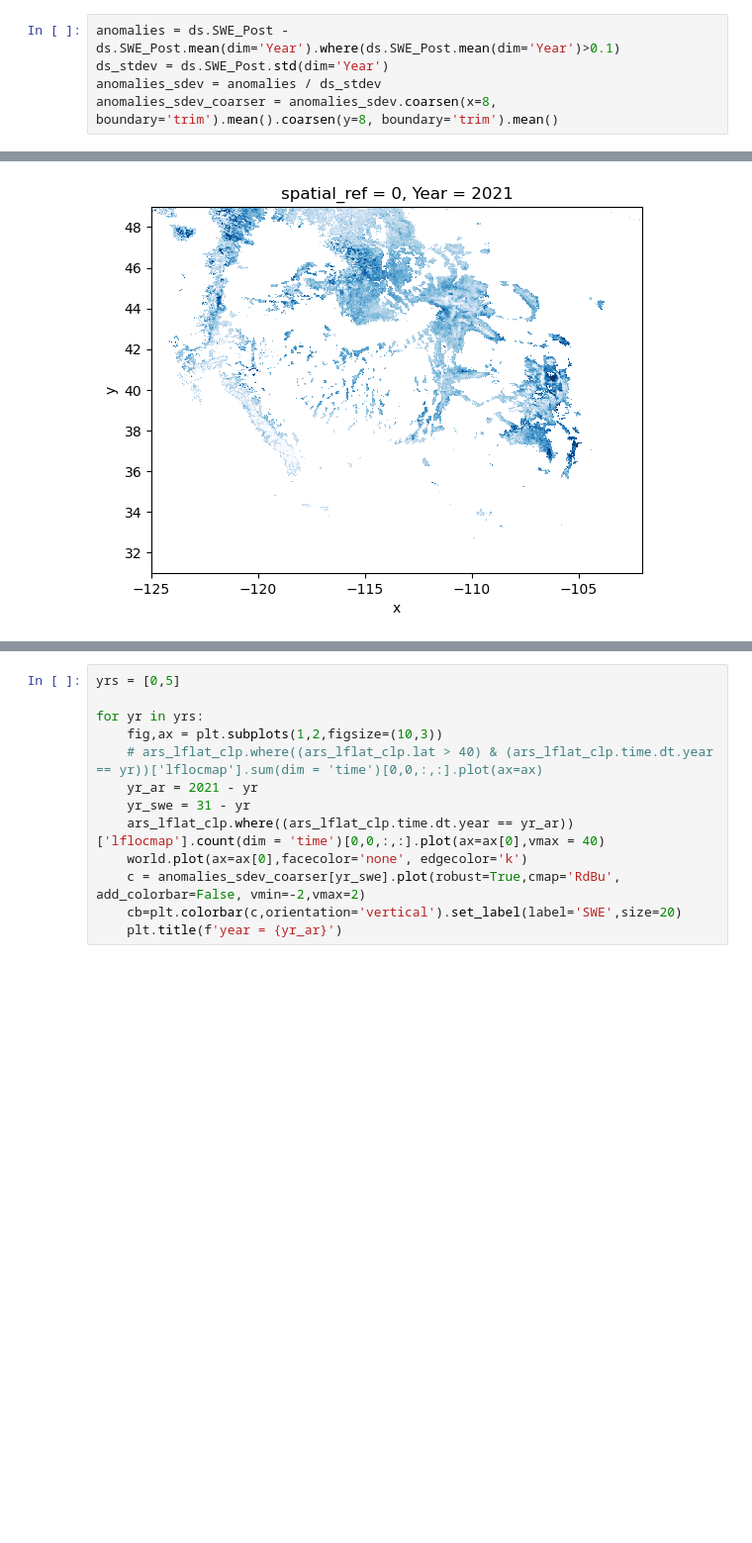
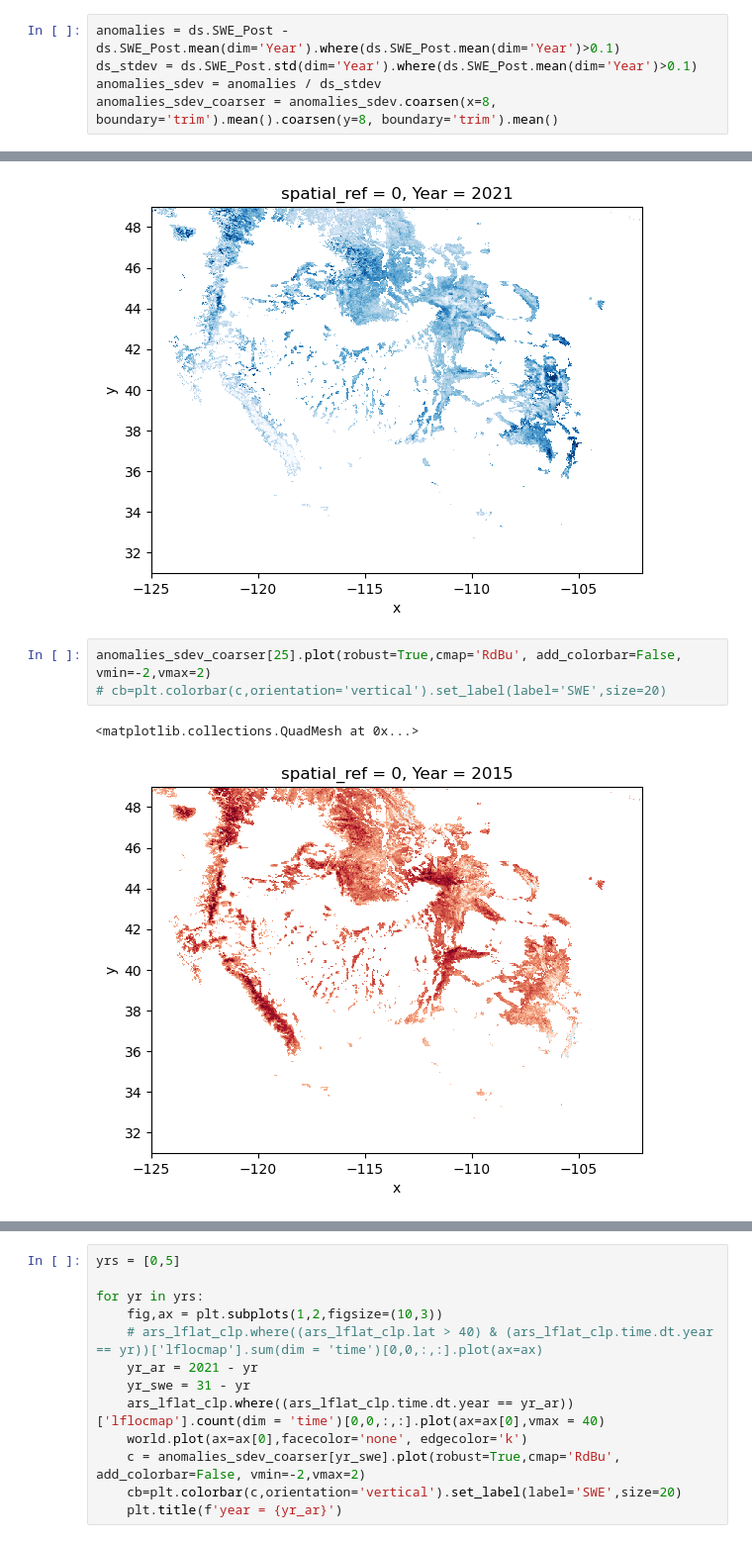
Before and after one commit to bessoh2/correlated-domains, a Jupyter notebook: notebooks/AR_analysis.ipynb, the cells around one changed output, grey strips where cells are left out. Shown at 99% size. Saved outputs shown, nothing was run; the diff lists cells and outputs as text; blank space fills up the shorter version.

```diff
--- a/notebooks/AR_analysis.ipynb
+++ b/notebooks/AR_analysis.ipynb
@@ -90,6 +90,6 @@ PandasIndex(Index([1990, 1991, 1992, 1993, 1994, 1995, 1996, 1997, 1998, 1999, 2
 Attributes: (0)
 # %%
 anomalies = ds.SWE_Post - ds.SWE_Post.mean(dim='Year').where(ds.SWE_Post.mean(dim='Year')>0.1)
-ds_stdev = ds.SWE_Post.std(dim='Year')
+ds_stdev = ds.SWE_Post.std(dim='Year').where(ds.SWE_Post.mean(dim='Year')>0.1)
 anomalies_sdev = anomalies / ds_stdev
 anomalies_sdev_coarser = anomalies_sdev.coarsen(x=8, boundary='trim').mean().coarsen(y=8, boundary='trim').mean()
@@ -299,3 +301,9 @@ anomalies_coarser[31]
 # %% [output]
 <matplotlib.collections.QuadMesh at 0x...>
 [figure]
+# %%
+anomalies_sdev_coarser[25].plot(robust=True,cmap='RdBu', add_colorbar=False, vmin=-2,vmax=2)
+# cb=plt.colorbar(c,orientation='vertical').set_label(label='SWE',size=20)
+# %% [output]
+<matplotlib.collections.QuadMesh at 0x...>
+[figure, added]
```
Also changed, not shown: parts of 8 cells of this notebook, 9 other files.
